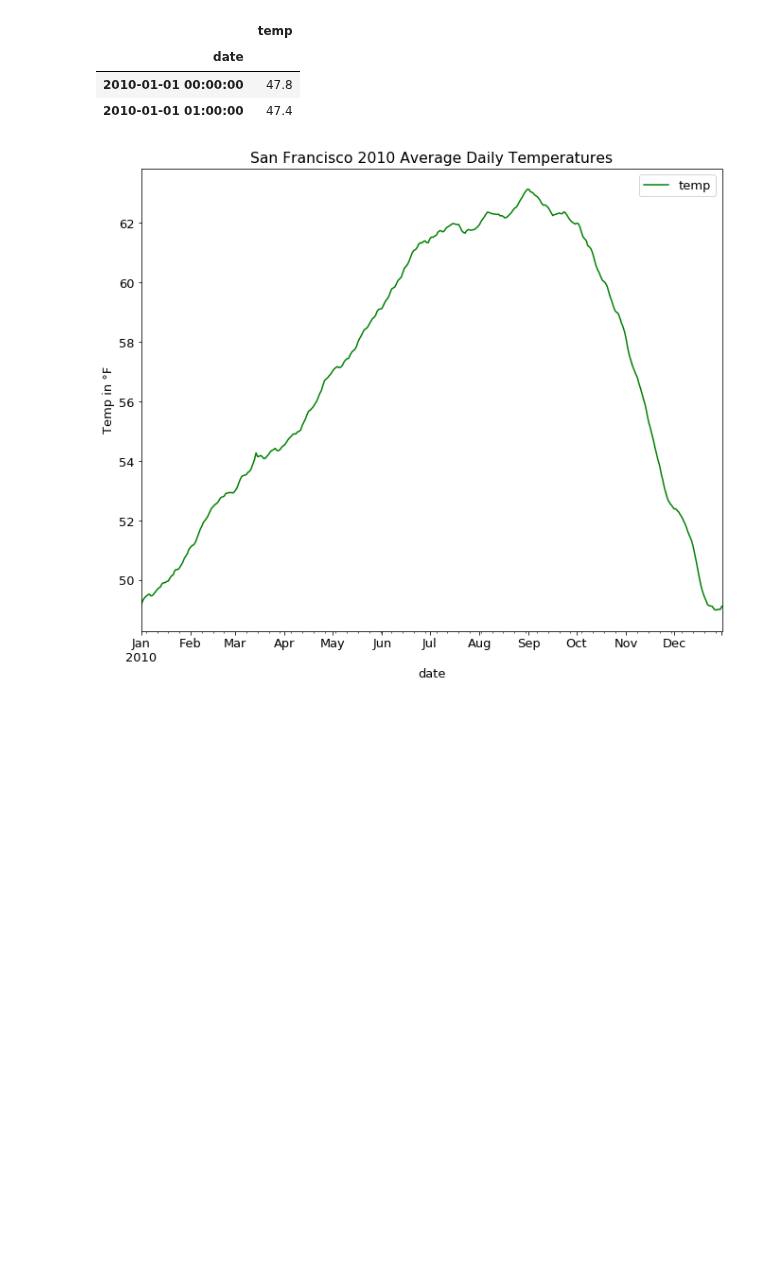
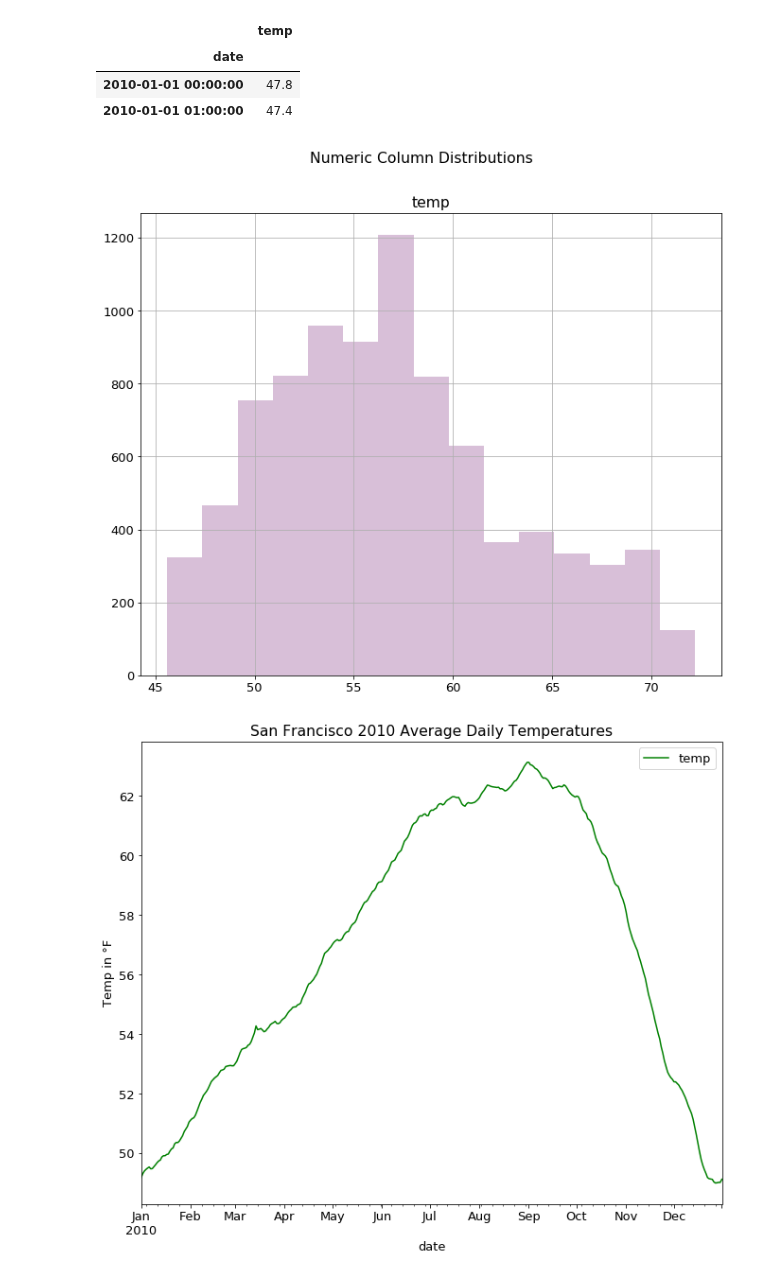
Before and after one commit to faithkane3/ds-methodologies-exercises, a Jupyter notebook: time_series/prepare_walkthrough.ipynb, the cells around one changed output. Cells and saved outputs as stored; diff of their text form; code cells hidden in the pictures; blank space fills up the shorter version.

```diff
--- a/time_series/prepare_walkthrough.ipynb
+++ b/time_series/prepare_walkthrough.ipynb
@@ -274,6 +332,10 @@ sfdf.head(2)
 | date |  |
 | 2010-01-01 00:00:00 | 47.8 |
 | 2010-01-01 01:00:00 | 47.4 |
+# %%
+numeric_hists(sfdf, bins=15)
+# %% [output]
+[figure, added]
 # %%
 # resample by D and get average daily temp, (shift + option + 8 == degree symbol)
 
```
Also changed, not shown: parts of 27 cells of this notebook, 1 other file.
